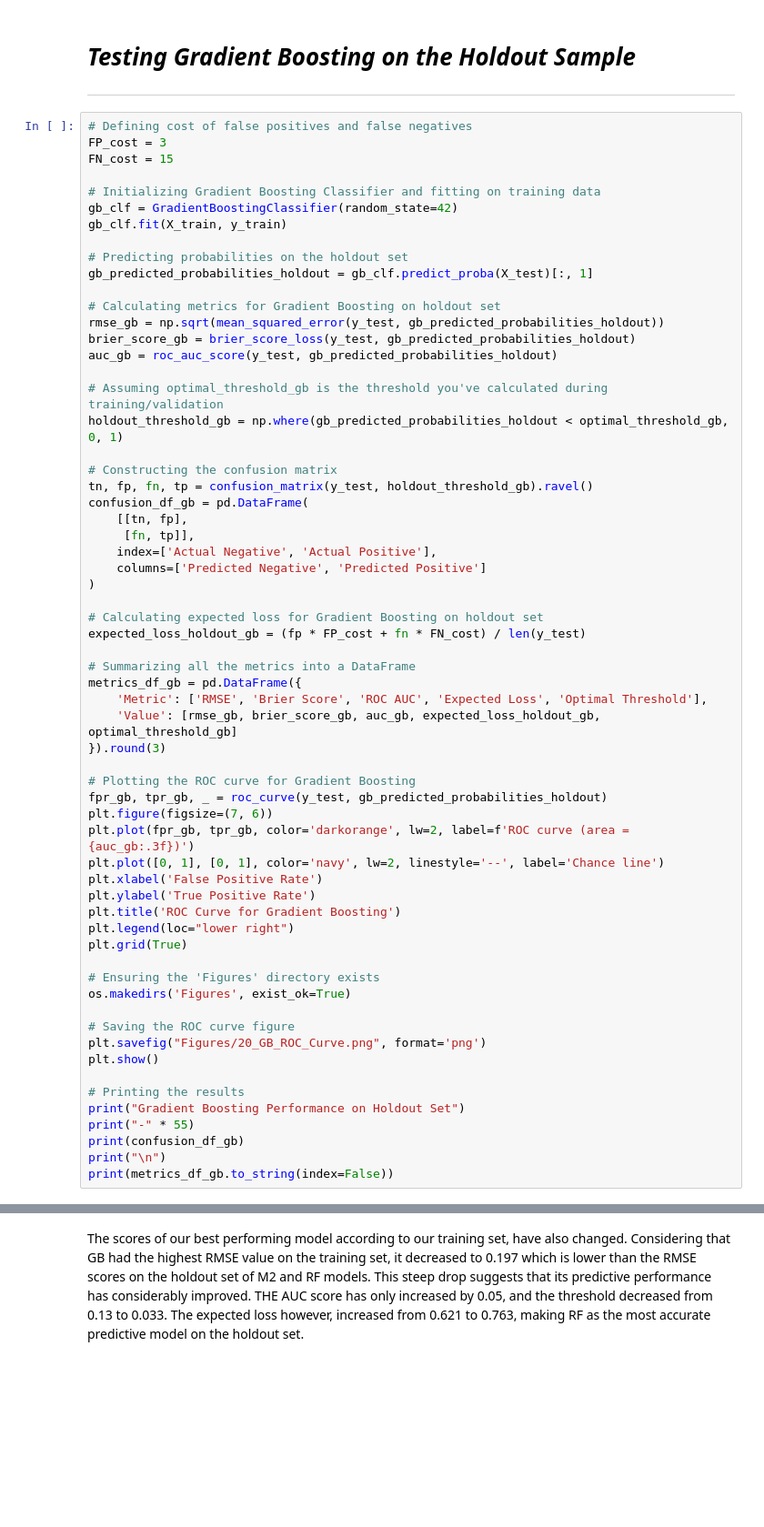
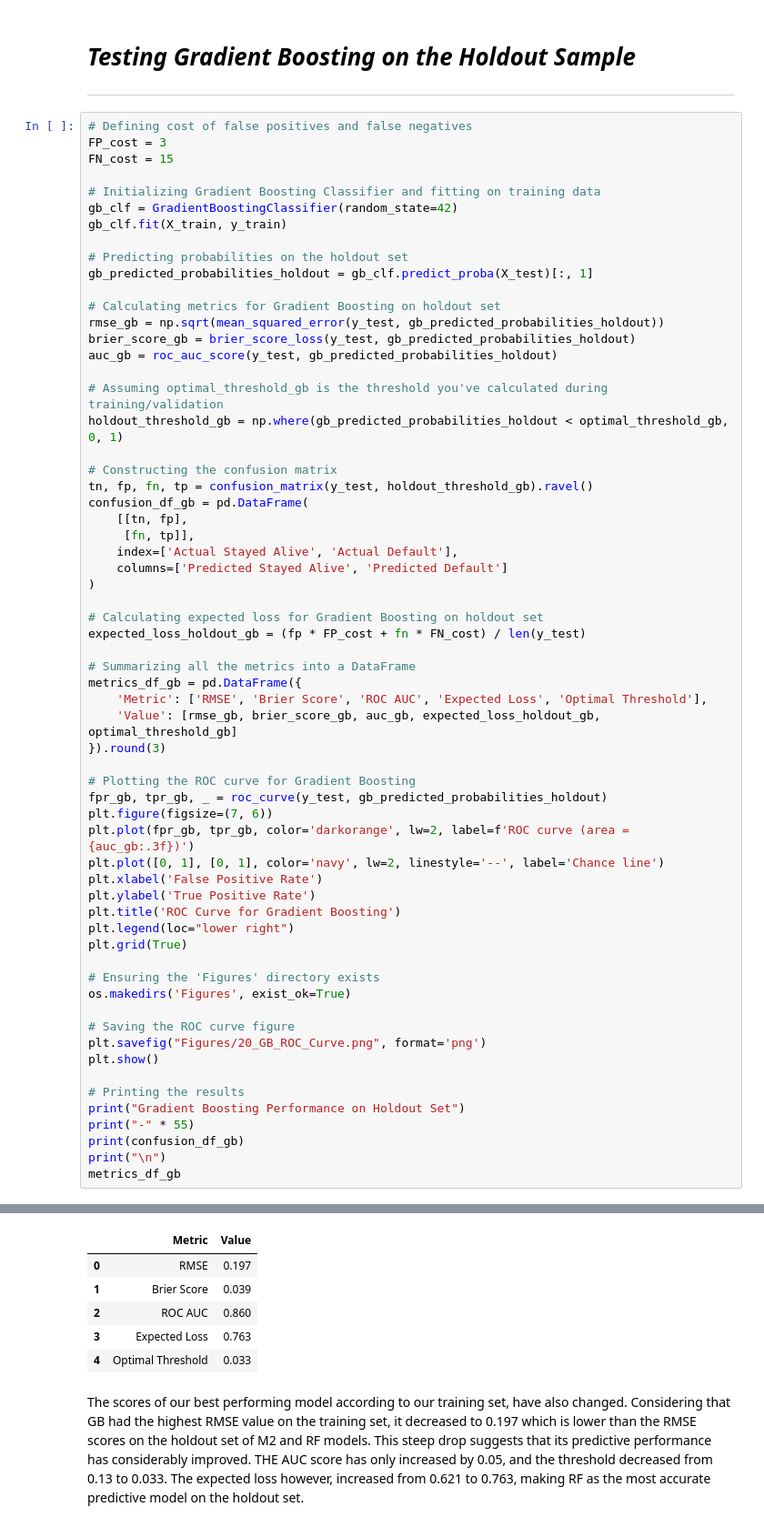
Before and after one commit to Iandrewburg/Assignment_1, a Jupyter notebook: Assignment_3/Assignment_3_Code.ipynb, the cells around one changed output, grey strips where cells are left out. Shown at 91% size. Cells and saved outputs as stored; diff of their text form; blank space fills up the shorter version.

```diff
--- a/Assignment_3/Assignment_3_Code.ipynb
+++ b/Assignment_3/Assignment_3_Code.ipynb
@@ -3299,8 +3299,8 @@ tn, fp, fn, tp = confusion_matrix(y_test, holdout_threshold_gb).ravel()
 confusion_df_gb = pd.DataFrame(
     [[tn, fp],
      [fn, tp]],
-    index=['Actual Negative', 'Actual Positive'],
-    columns=['Predicted Negative', 'Predicted Positive']
+    index=['Actual Stayed Alive', 'Actual Default'],
+    columns=['Predicted Stayed Alive', 'Predicted Default']
 )
 
 # Calculating expected loss for Gradient Boosting on holdout set
@@ -3335,7 +3335,7 @@ print("Gradient Boosting Performance on Holdout Set")
 print("-" * 55)
 print(confusion_df_gb)
 print("\n")
-print(metrics_df_gb.to_string(index=False))
+metrics_df_gb
 # %% [output]
 [figure]
 Gradient Boosting Performance on Holdout Set
@@ -3354,2 +3346,8 @@ Optimal Threshold  0.033
+|  | Metric | Value |
+| 0 | RMSE | 0.197 |
+| 1 | Brier Score | 0.039 |
+| 2 | ROC AUC | 0.860 |
+| 3 | Expected Loss | 0.763 |
+| 4 | Optimal Threshold | 0.033 |
 # %% [markdown]
 The scores of our best performing model according to our training set, have also changed. Considering that GB had the highest RMSE value on the training set, it decreased to 0.197 which is lower than the RMSE scores on the holdout set of M2 and RF models. This steep drop suggests that its predictive performance has considerably improved. THE AUC score has only increased by 0.05, and the threshold decreased from 0.13 to 0.033. The expected loss however, increased from 0.621 to 0.763, making RF as the most accurate predictive model on the holdout set.
```
Also changed, not shown: parts of 3 cells of this notebook.
